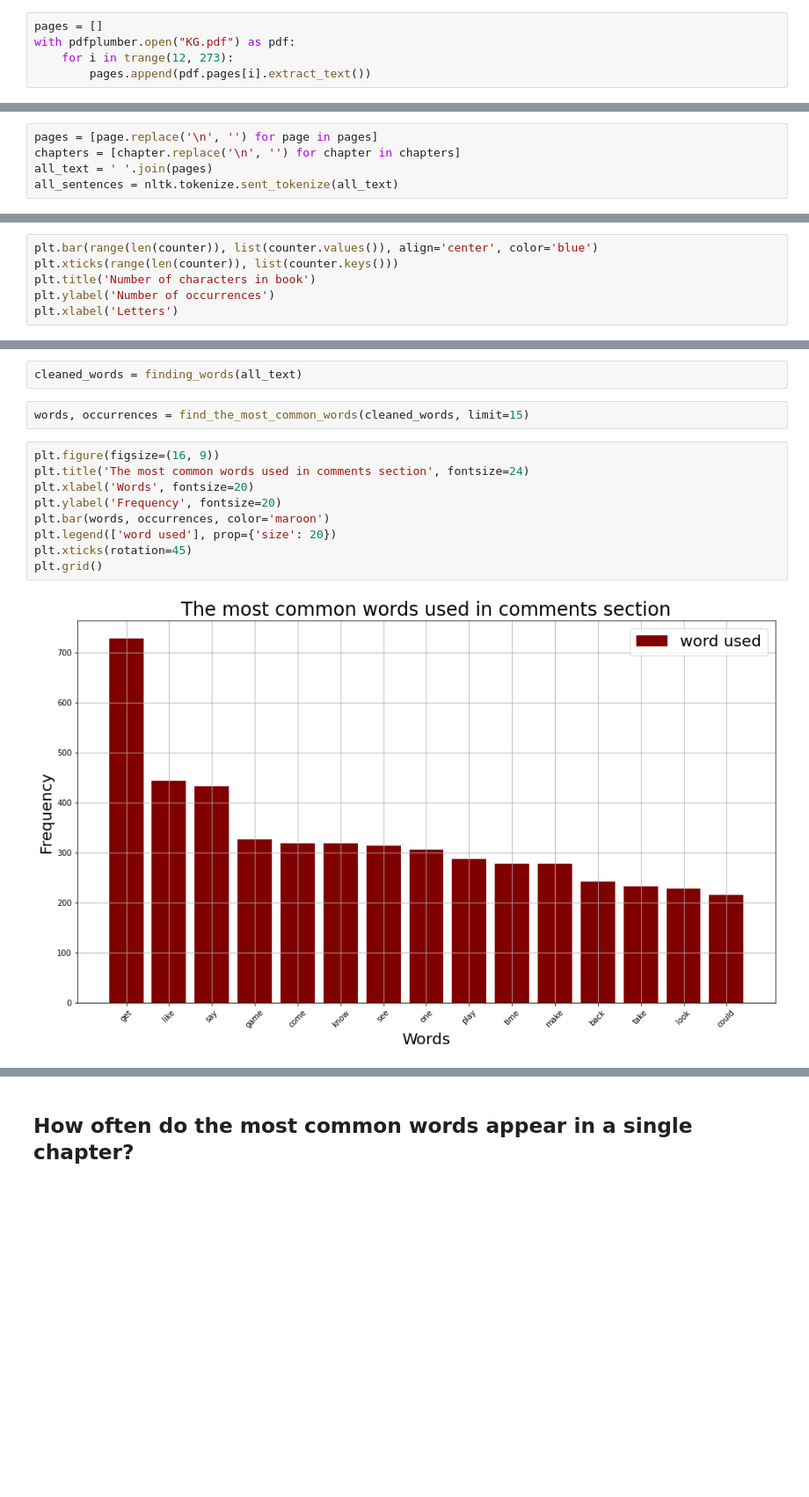
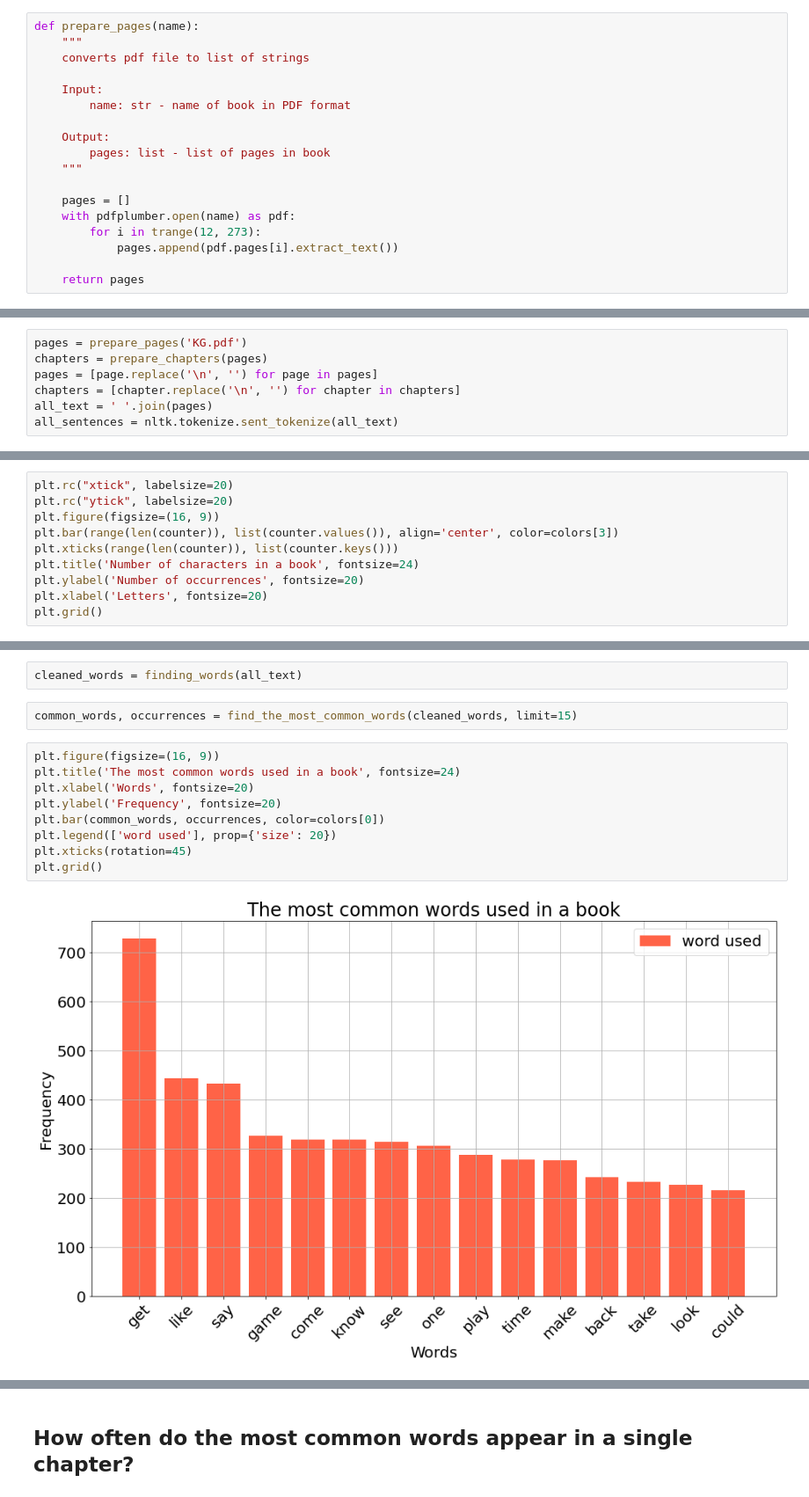
Before and after one commit to dpalatynski/DataAnalysis, a Jupyter notebook: book-analysis/book-analysis.ipynb, the cells around one changed output, grey strips where cells are left out. Shown at 88% size. Drawn from its saved outputs; the diff is of its cells as text; blank space fills up the shorter version.

```diff
--- a/book-analysis/book-analysis.ipynb
+++ b/book-analysis/book-analysis.ipynb
@@ -39,6 +42,19 @@ nlp = spacy.load('en_core_web_lg')
 # %%
-pages = []
-with pdfplumber.open("KG.pdf") as pdf:
-    for i in trange(12, 273):
-        pages.append(pdf.pages[i].extract_text())
+def prepare_pages(name):
+    """
+    converts pdf file to list of strings
+
+    Input:
+        name: str - name of book in PDF format
+
+    Output:
+        pages: list - list of pages in book
+    """
+
+    pages = []
+    with pdfplumber.open(name) as pdf:
+        for i in trange(12, 273):
+            pages.append(pdf.pages[i].extract_text())
+
+    return pages
 # %%
@@ -60,4 +90,6 @@ chapters = chapters[1:]
 # %%
+pages = prepare_pages('KG.pdf')
+chapters = prepare_chapters(pages)
 pages = [page.replace('\n', '') for page in pages]
 chapters = [chapter.replace('\n', '') for chapter in chapters]
 all_text = ' '.join(pages)
@@ -74,7 +120,11 @@ counter = dict(sorted(counter.items(), key=lambda item: item[0]))
 # %%
-plt.bar(range(len(counter)), list(counter.values()), align='center', color='blue')
+plt.rc("xtick", labelsize=20)
+plt.rc("ytick", labelsize=20)
+plt.figure(figsize=(16, 9))
+plt.bar(range(len(counter)), list(counter.values()), align='center', color=colors[3])
 plt.xticks(range(len(counter)), list(counter.keys()))
-plt.title('Number of characters in book')
-plt.ylabel('Number of occurrences')
-plt.xlabel('Letters')
+plt.title('Number of characters in a book', fontsize=24)
+plt.ylabel('Number of occurrences', fontsize=20)
+plt.xlabel('Letters', fontsize=20)
+plt.grid()
 # %% [output]
@@ -158,15 +201,15 @@ def find_the_most_common_words(comments, limit=15):
 # %%
 cleaned_words = finding_words(all_text)
 # %%
-words, occurrences = find_the_most_common_words(cleaned_words, limit=15)
+common_words, occurrences = find_the_most_common_words(cleaned_words, limit=15)
 # %%
 plt.figure(figsize=(16, 9))
-plt.title('The most common words used in comments section', fontsize=24)
+plt.title('The most common words used in a book', fontsize=24)
 plt.xlabel('Words', fontsize=20)
 plt.ylabel('Frequency', fontsize=20)
-plt.bar(words, occurrences, color='maroon')
+plt.bar(common_words, occurrences, color=colors[0])
 plt.legend(['word used'], prop={'size': 20})
 plt.xticks(rotation=45)
 plt.grid()
 # %% [output]
-[figure, old version]
+[figure, new version]
```
Also changed, not shown: parts of 84 cells of this notebook.
